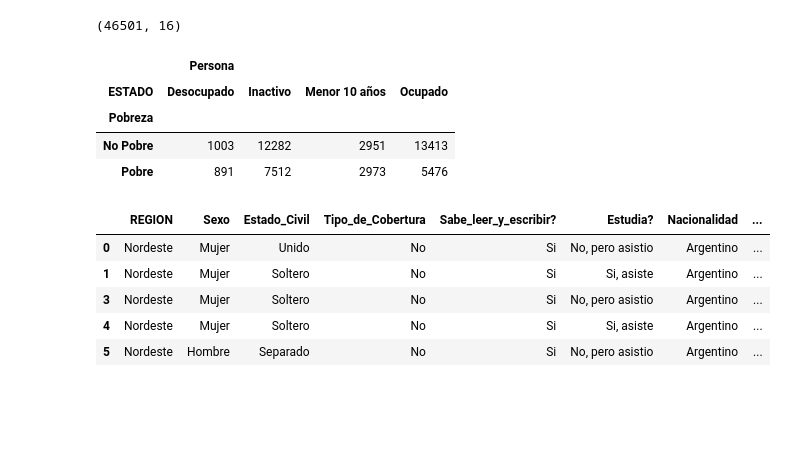
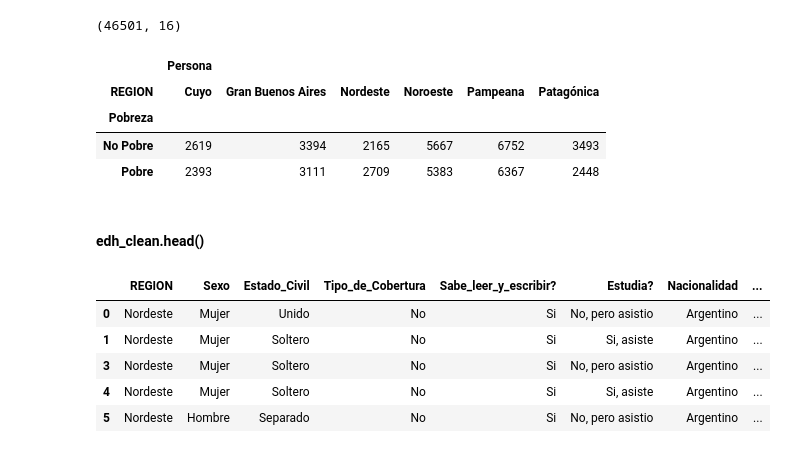
Before and after one commit to nbogliolo/data_science_clusterai_Bogliolo, a Jupyter notebook: clusterai_nicolas_bogliolo_machine_learning.ipynb, the cells around one changed output. Cells and saved outputs as stored; diff of their text form; code cells hidden in the pictures; blank space fills up the shorter version.

```diff
--- a/clusterai_nicolas_bogliolo_machine_learning.ipynb
+++ b/clusterai_nicolas_bogliolo_machine_learning.ipynb
@@ -206,6 +206,14 @@ edh_clean = edh_clean[edh_clean.Monto_Ingreso_Familiar != 0]
 edh_clean.shape
 # %% [output]
 (46501, 16)
+# %%
+edh_clean.loc[(edh_clean['Edad'] > 0) & (edh_clean['Edad'] <= 18), 'Age_Band'] = "<18"
+edh_clean.loc[(edh_clean['Edad'] > 18) & (edh_clean['Edad'] <= 25), 'Age_Band']   = "18-25"
+edh_clean.loc[(edh_clean['Edad'] > 25) & (edh_clean['Edad'] <= 40), 'Age_Band']   = "25-40"
+edh_clean.loc[(edh_clean['Edad'] > 40) & (edh_clean['Edad'] <= 60), 'Age_Band']   = "40-60"
+edh_clean.loc[(edh_clean['Edad'] > 60, 'Age_Band')] = ">60"
+# %%
+edh_clean["Persona"] = (1)
 # %%
 def flag_edh_clean(edh_clean):
 
@@ -213,23 +221,27 @@ def flag_edh_clean(edh_clean):
         return 'Pobre'
     elif (edh_clean['Monto_Ingreso_Per_Capita'] >= 0) and (edh_clean['Monto_Ingreso_Per_Capita'] <= 7500) and (edh_clean['REGION'] == "Nordeste"):
         return 'Pobre'
-    elif (edh_clean['Monto_Ingreso_Per_Capita'] >= 0) and (edh_clean['Monto_Ingreso_Per_Capita'] <= 10500) and (edh_clean['REGION'] == "Patagonia"):
+    elif (edh_clean['Monto_Ingreso_Per_Capita'] >= 0) and (edh_clean['Monto_Ingreso_Per_Capita'] <= 10500) and (edh_clean['REGION'] == "Patagónica"):
         return 'Pobre'
     elif (edh_clean['Monto_Ingreso_Per_Capita'] >= 0) and (edh_clean['Monto_Ingreso_Per_Capita'] <= 9000) and (edh_clean['REGION'] == "Pampeana"):
         return 'Pobre'
     elif (edh_clean['Monto_Ingreso_Per_Capita'] >= 0) and (edh_clean['Monto_Ingreso_Per_Capita'] <= 7200) and (edh_clean['REGION'] == "Noroeste"):
         return 'Pobre'
+    elif (edh_clean['Monto_Ingreso_Per_Capita'] >= 0) and (edh_clean['Monto_Ingreso_Per_Capita'] <= 9500) and (edh_clean['REGION'] == "Gran Buenos Aires"):
+        return 'Pobre'
     else :
         return "No Pobre"
 
 edh_clean['Pobreza'] = edh_clean.apply(flag_edh_clean, axis = 1)
 # %%
-Pobres = pd.pivot_table(edh_clean,values = ['Persona'], columns =  edh_clean.ESTADO ,index = [edh_clean.Pobreza] , aggfunc = np.sum)
+Pobres = pd.pivot_table(edh_clean,values = ['Persona'], columns =  edh_clean.REGION ,index = [edh_clean.Pobreza] , aggfunc = np.sum)
 Pobres
 # %% [output]
-|  | Persona |  |  |  |
-| ESTADO | Desocupado | Inactivo | Menor 10 años | Ocupado |
-| Pobreza |  |  |  |  |
-| No Pobre | 1003 | 12282 | 2951 | 13413 |
-| Pobre | 891 | 7512 | 2973 | 5476 |
+|  | Persona |  |  |  |  |  |
+| REGION | Cuyo | Gran Buenos Aires | Nordeste | Noroeste | Pampeana | Patagónica |
+| Pobreza |  |  |  |  |  |  |
+| No Pobre | 2619 | 3394 | 2165 | 5667 | 6752 | 3493 |
+| Pobre | 2393 | 3111 | 2709 | 5383 | 6367 | 2448 |
+# %% [markdown]
+#### edh_clean.head()
 # %%
```
Also changed, not shown: parts of 10 cells of this notebook, 2 other files.
